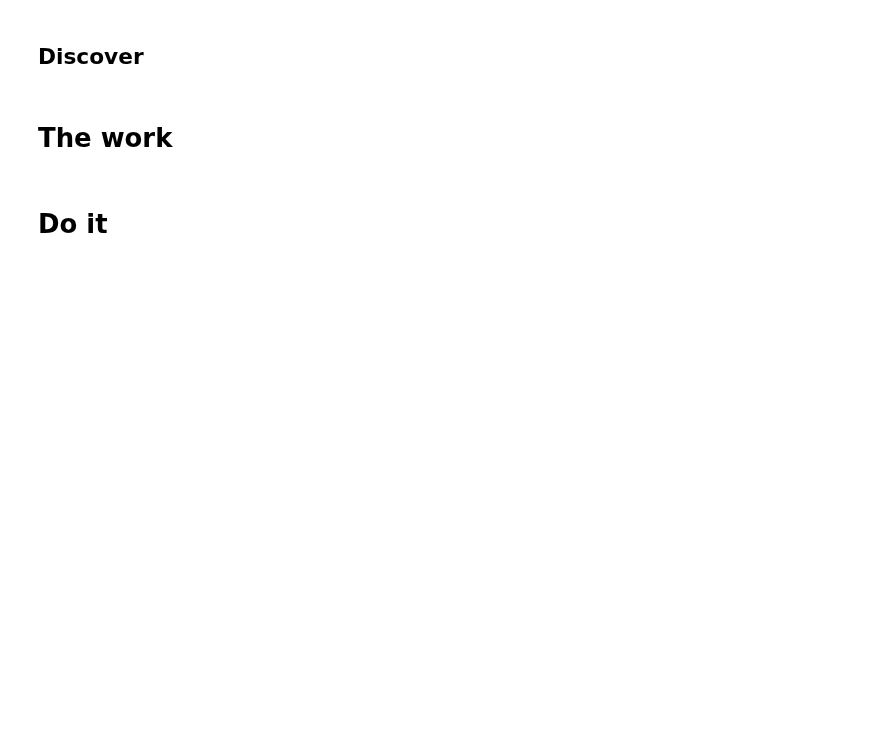
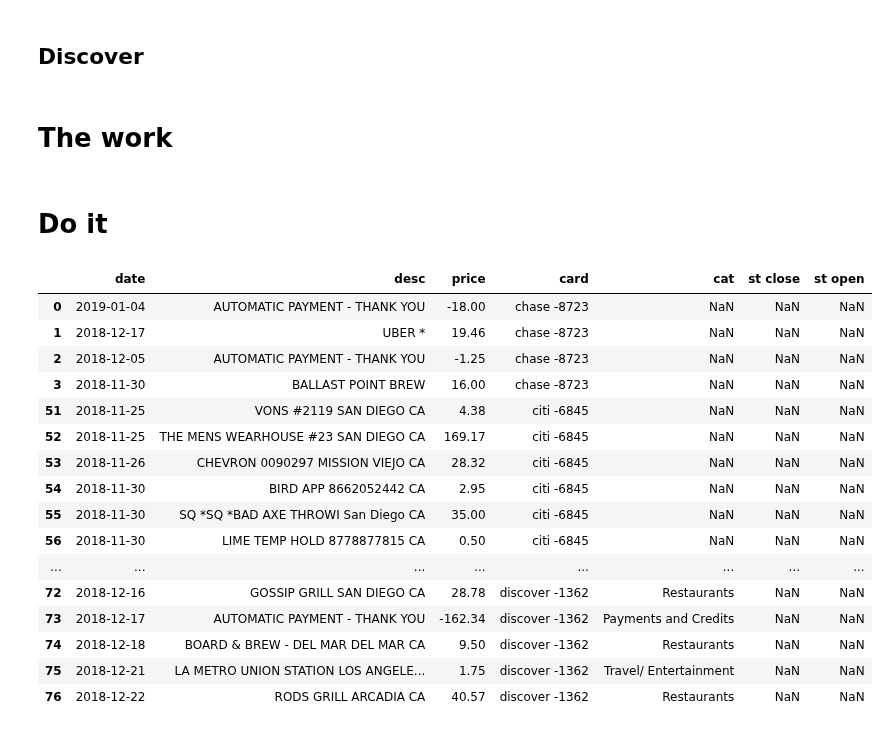
Before and after one commit to geezerbriefs/xpspython, a Jupyter notebook: personal/finance/update cc history.ipynb, the cells around one changed output. Cells and saved outputs as stored; diff of their text form; code cells hidden in the pictures; blank space fills up the shorter version.

```diff
--- a/personal/finance/update cc history.ipynb
+++ b/personal/finance/update cc history.ipynb
@@ -223,6 +223,26 @@ hist_files = glob.glob(filepath + '/*.csv')
 full_cc_hist = open_full_hist([z for z in hist_files if 'tidy' in z][0])
 # %%
 new_stuff, files_processed = all_things_to_add(hist_files, full_cc_hist)
+# %%
+new_stuff
+# %% [output]
+|  | date | desc | price | card | cat | st close | st open |
+| 0 | 2019-01-04 | AUTOMATIC PAYMENT - THANK YOU | -18.00 | chase -8723 | NaN | NaN | NaN |
+| 1 | 2018-12-17 | UBER * | 19.46 | chase -8723 | NaN | NaN | NaN |
+| 2 | 2018-12-05 | AUTOMATIC PAYMENT - THANK YOU | -1.25 | chase -8723 | NaN | NaN | NaN |
+| 3 | 2018-11-30 | BALLAST POINT BREW | 16.00 | chase -8723 | NaN | NaN | NaN |
+| 51 | 2018-11-25 | VONS #2119 SAN DIEGO CA | 4.38 | citi -6845 | NaN | NaN | NaN |
+| 52 | 2018-11-25 | THE MENS WEARHOUSE #23 SAN DIEGO CA | 169.17 | citi -6845 | NaN | NaN | NaN |
+| 53 | 2018-11-26 | CHEVRON 0090297 MISSION VIEJO CA | 28.32 | citi -6845 | NaN | NaN | NaN |
+| 54 | 2018-11-30 | BIRD APP 8662052442 CA | 2.95 | citi -6845 | NaN | NaN | NaN |
+| 55 | 2018-11-30 | SQ *SQ *BAD AXE THROWI San Diego CA | 35.00 | citi -6845 | NaN | NaN | NaN |
+| 56 | 2018-11-30 | LIME TEMP HOLD 8778877815 CA | 0.50 | citi -6845 | NaN | NaN | NaN |
+| ... | ... | ... | ... | ... | ... | ... | ... |
+| 72 | 2018-12-16 | GOSSIP GRILL SAN DIEGO CA | 28.78 | discover -1362 | Restaurants | NaN | NaN |
+| 73 | 2018-12-17 | AUTOMATIC PAYMENT - THANK YOU | -162.34 | discover -1362 | Payments and Credits | NaN | NaN |
+| 74 | 2018-12-18 | BOARD & BREW - DEL MAR DEL MAR CA | 9.50 | discover -1362 | Restaurants | NaN | NaN |
+| 75 | 2018-12-21 | LA METRO UNION STATION LOS ANGELE... | 1.75 | discover -1362 | Travel/ Entertainment | NaN | NaN |
+| 76 | 2018-12-22 | RODS GRILL ARCADIA CA | 40.57 | discover -1362 | Restaurants | NaN | NaN |
 # %%
 save_new_cc_hist (full_cc_hist, new_stuff, filepath, files_processed)
 # %% [output]
```
Also changed, not shown: parts of 3 cells of this notebook.
